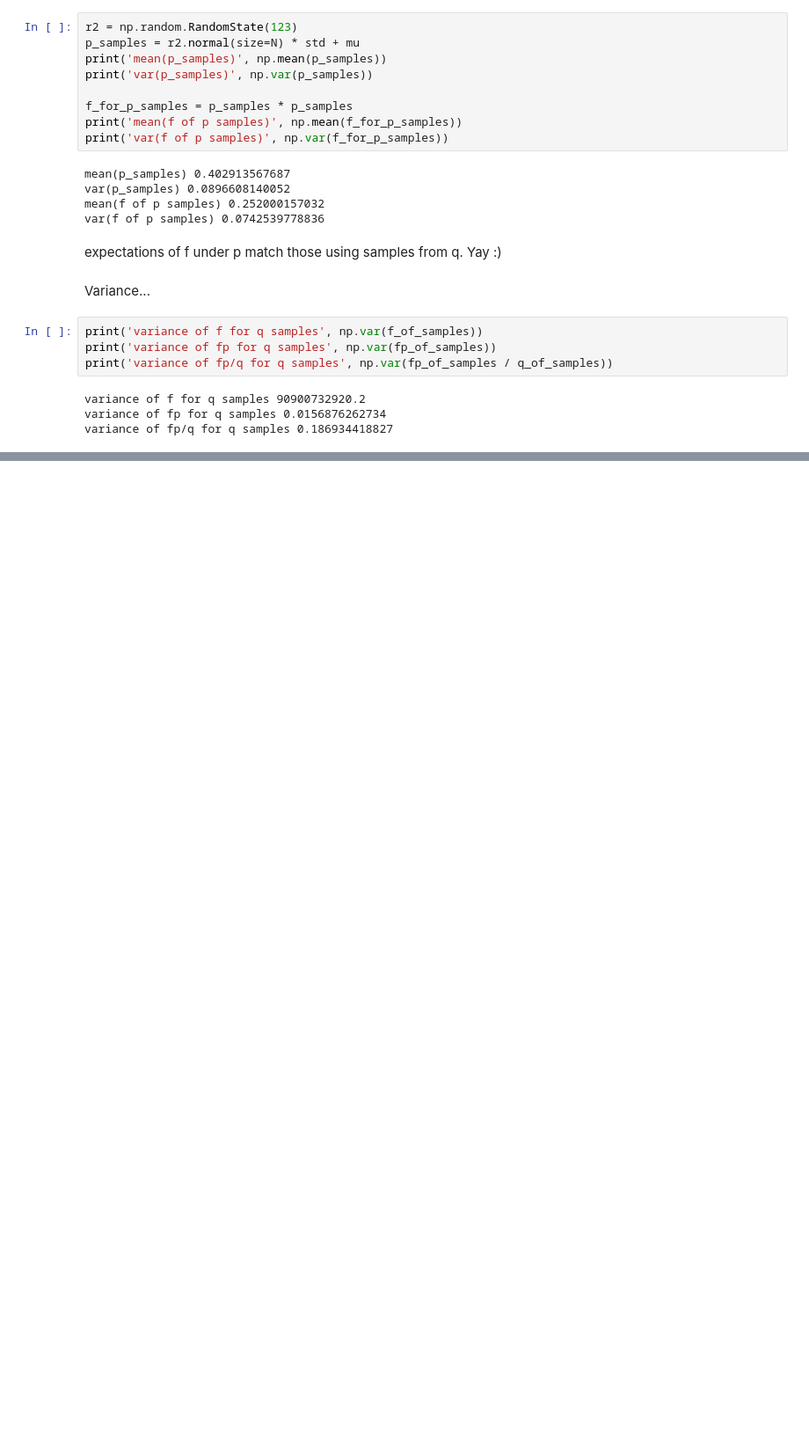
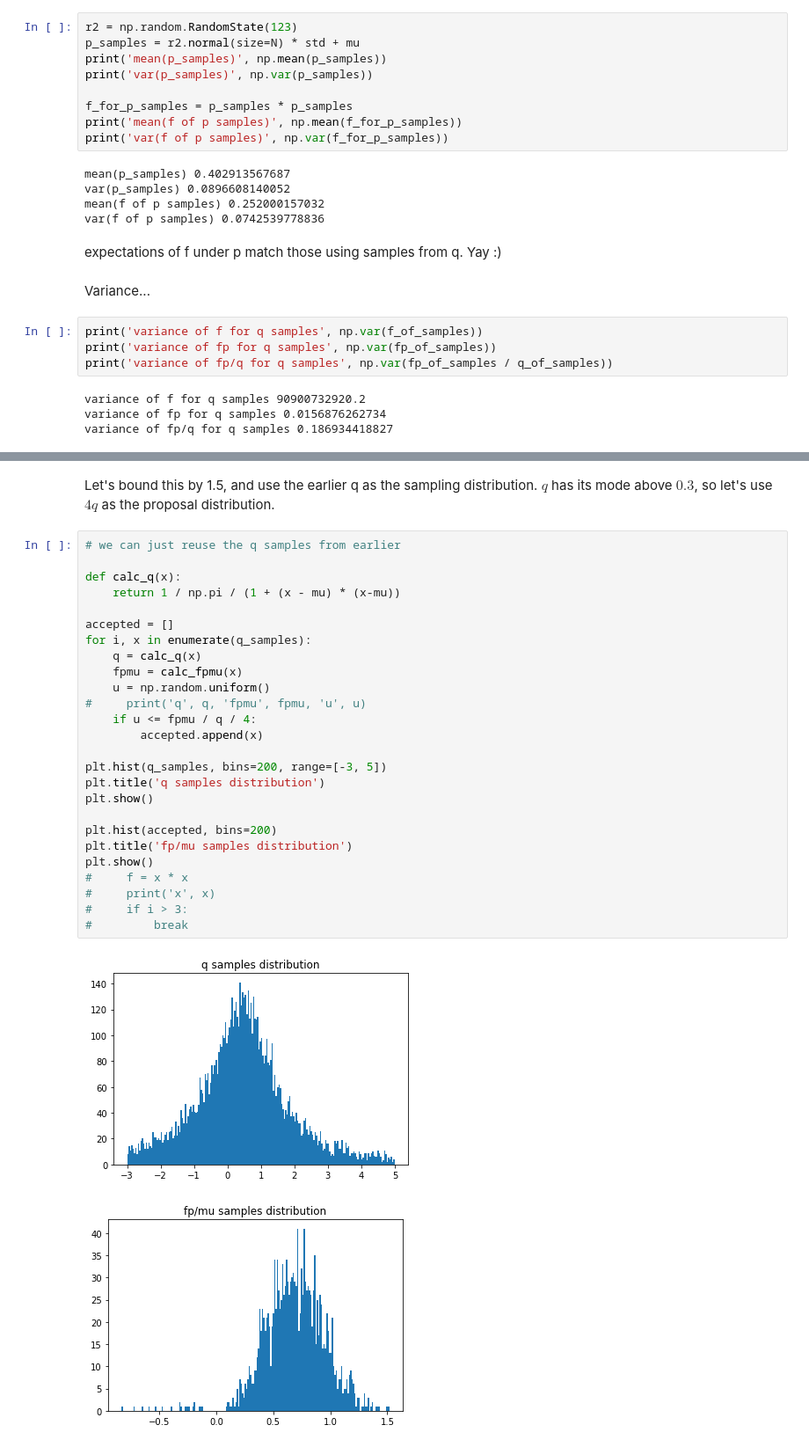
Before and after one commit to hughperkins/pub-prototyping, a Jupyter notebook: maths/importance_sampling.ipynb, the cells around one changed output, grey strips where cells are left out. Shown: that part at 88% size. Saved outputs shown, nothing was run; the diff lists cells and outputs as text; blank space fills up the shorter version.

```diff
--- a/maths/importance_sampling.ipynb
+++ b/maths/importance_sampling.ipynb
@@ -436,0 +455,31 @@ variance of fp/q for q samples 0.186934418827
+# %% [markdown]
+Let's bound this by 1.5, and use the earlier q as the sampling distribution. $q$ has its mode above $0.3$, so let's use $4q$ as the proposal distribution.
+# %%
+# we can just reuse the q samples from earlier
+
+def calc_q(x):
+    return 1 / np.pi / (1 + (x - mu) * (x-mu))
+
+accepted = []
+for i, x in enumerate(q_samples):
+    q = calc_q(x)
+    fpmu = calc_fpmu(x)
+    u = np.random.uniform()
+#     print('q', q, 'fpmu', fpmu, 'u', u)
+    if u <= fpmu / q / 4:
+        accepted.append(x)
+
+plt.hist(q_samples, bins=200, range=[-3, 5])
+plt.title('q samples distribution')
+plt.show()
+
+plt.hist(accepted, bins=200)
+plt.title('fp/mu samples distribution')
+plt.show()
+#     f = x * x
+#     print('x', x)
+#     if i > 3:
+#         break
+# %% [output]
+[figure, added]
+[figure, added]
```
Also changed, not shown: parts of 3 cells of this notebook.
